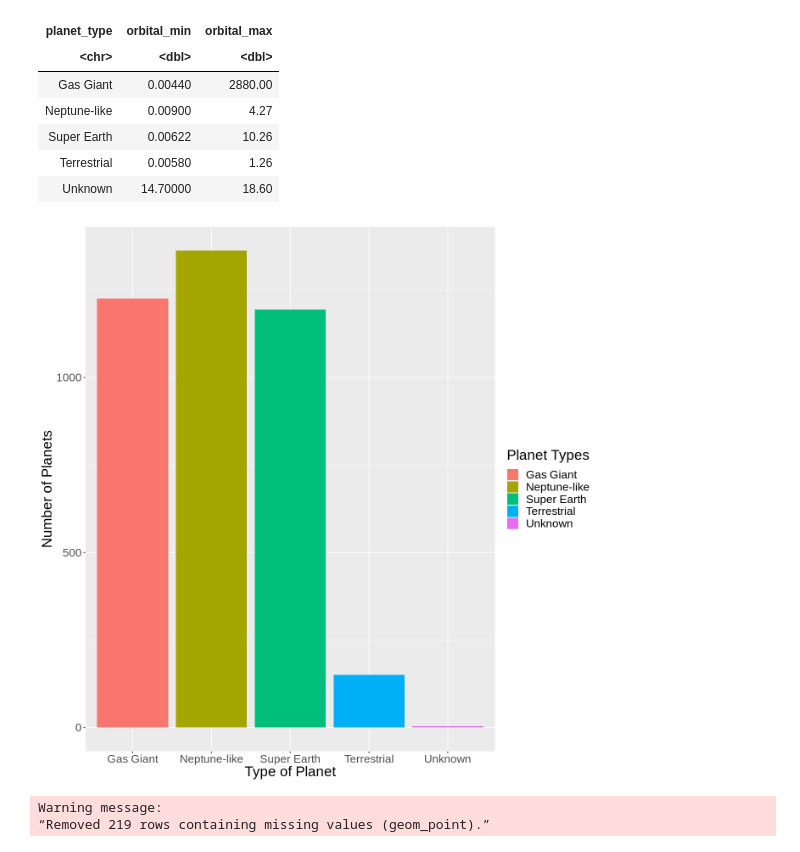
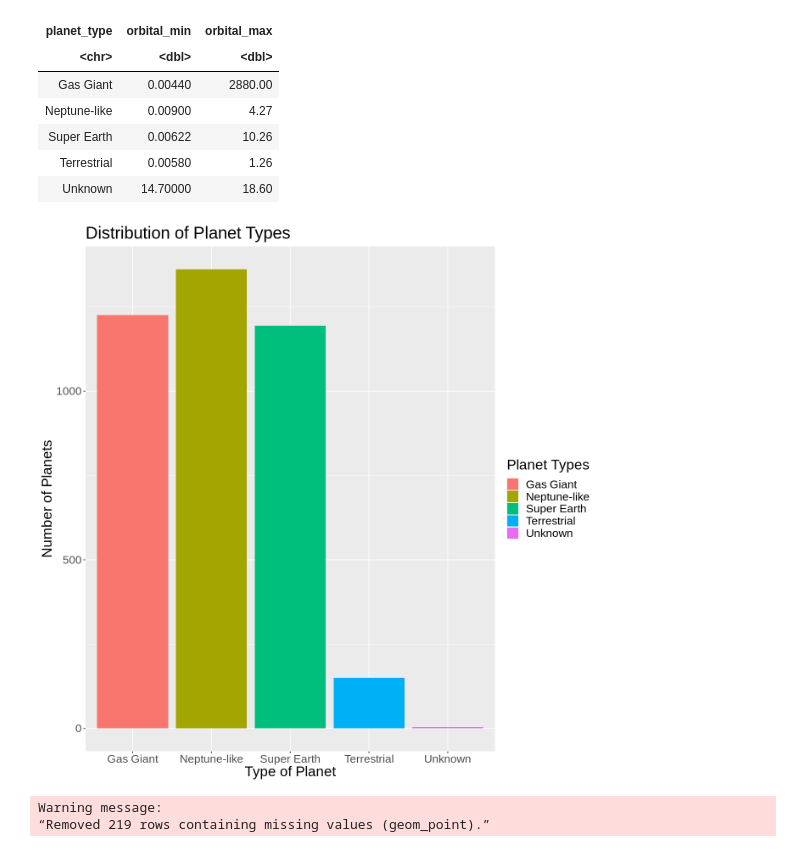
Before and after one commit to karembryo/dsci-project, a Jupyter notebook: group_43_project_report.ipynb, the cells around one changed output. Cells and saved outputs as stored; diff of their text form; code cells hidden in the pictures.

```diff
--- a/group_43_project_report.ipynb
+++ b/group_43_project_report.ipynb
@@ -102,16 +84,17 @@ A tibble: 5 × 3
 # %%
 #data visualization 1: distribution of planet types
 options(repr.plot.width = 11, repr.plot.height = 11)
 
 planet_type_dist <- planet_types |>
     select(-percentage_of_total) |>
     ggplot(aes(x = planet_type, y = number_of_planets, fill = planet_type)) +
     geom_bar(stat = "identity") +
     labs(x = "Type of Planet", y = "Number of Planets", fill = "Planet Types") +
-    theme(text = element_text(size = 20))
+    theme(text = element_text(size = 20)) +
+    ggtitle("Distribution of Planet Types")
 planet_type_dist
 # %% [output]
-[figure, old version]
+[figure, new version]
 # %%
 #data visualization 2: how planetary radius and orbital radius influences planet type
 options(repr.plot.width = 11, repr.plot.height = 7)
```
Also changed, not shown: parts of 1 cell of this notebook.
